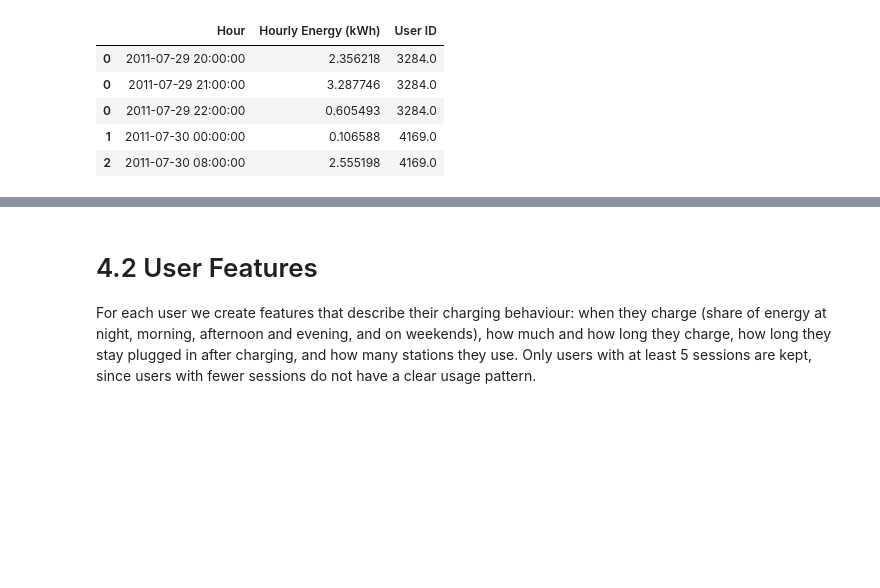
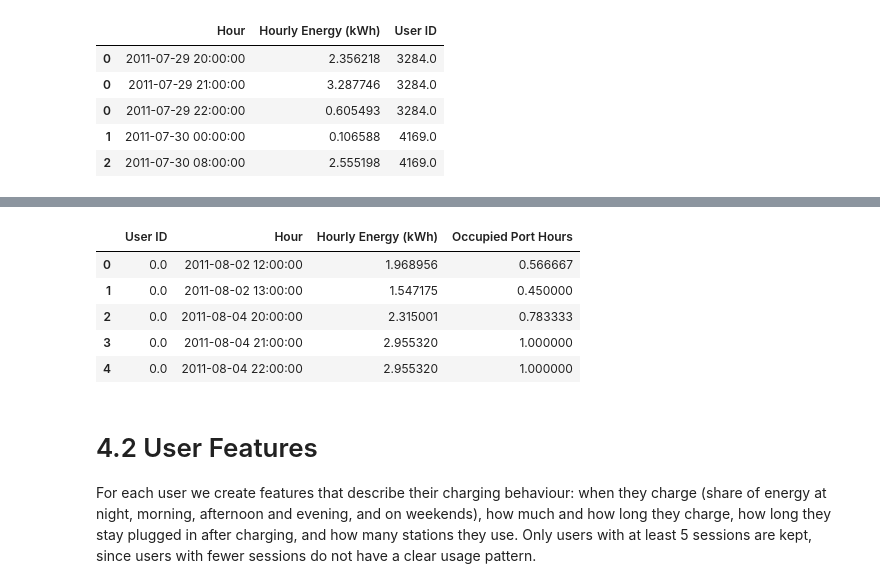
Before and after one commit to FridaGi/ITBA, a Jupyter notebook: ITBA_Project.ipynb, the cells around one changed output, grey strips where cells are left out. Drawn from its saved outputs; the diff is of its cells as text; code cells hidden in the pictures; blank space fills up the shorter version.

```diff
--- a/ITBA_Project.ipynb
+++ b/ITBA_Project.ipynb
@@ -564,0 +572,76 @@ User hourly rows: 751542
+# %%
+# HOURLY ENERGY PER USER
+user_energy = expand_to_hours(df, "Start Date", "Charge End")
+user_energy["Session Energy"] = (df["Energy (kWh)"].reindex(user_energy.index).to_numpy())
+user_energy["User ID"] = (df["User ID"].reindex(user_energy.index).to_numpy())
+
+# Calculate how many hours of charging each session
+total_overlap = (
+    user_energy.groupby(level=0)["Overlap Hours"]
+    .transform("sum")
+)
+
+# Allocate session energy proportionally to each hour.
+user_energy["Hourly Energy (kWh)"] = (
+    user_energy["Session Energy"]
+    * user_energy["Overlap Hours"]
+    / total_overlap.where(total_overlap > 0, 1)
+)
+user_energy = user_energy.dropna(subset=["User ID"])
+
+# Aggregate energy by user and hour.
+user_energy_hourly = (
+    user_energy
+    .groupby(["User ID", "Hour"], as_index=False)
+    ["Hourly Energy (kWh)"]
+    .sum()
+)
+
+
+# HOURLY OCCUPATION PER USER
+user_occupancy = expand_to_hours(df, "Start Date", "End Date")
+user_occupancy["User ID"] = (df["User ID"].reindex(user_occupancy.index).to_numpy())
+user_occupancy = user_occupancy.dropna(subset=["User ID"])
+
+# Occupation is the time spent plugged in, including idle time after charging finishes.
+user_occupancy = user_occupancy.rename(columns={"Overlap Hours": "Occupied Port Hours"})
+
+# Aggregate occupation by user and hour.
+user_occupancy_hourly = (
+    user_occupancy
+    .groupby(["User ID", "Hour"], as_index=False)
+    ["Occupied Port Hours"]
+    .sum()
+)
+
+# ENERGY AND OCCUPATION
+
+user_hourly = pd.merge(
+    user_energy_hourly,
+    user_occupancy_hourly,
+    on=["User ID", "Hour"],
+    how="outer"
+)
+
+user_hourly[["Hourly Energy (kWh)", "Occupied Port Hours"]] = user_hourly[["Hourly Energy (kWh)", "Occupied Port Hours"]].fillna(0)
+
+
+# ==================================================
+# D. CHECK RESULTS
+# ==================================================
+
+print("Hourly records:", len(user_hourly))
+print("Unique users:", user_hourly["User ID"].nunique())
+
+print(
+    "Total hourly energy:",
+    user_hourly["Hourly Energy (kWh)"].sum()
+)
+
+print(
+    "Total occupied port hours:",
+    user_hourly["Occupied Port Hours"].sum()
+)
+
+display(user_hourly.head())
+# %% [output]
@@ -565,3 +652,9 @@ User hourly rows: 751542
+|  | User ID | Hour | Hourly Energy (kWh) | Occupied Port Hours |
+| 0 | 0.0 | 2011-08-02 12:00:00 | 1.968956 | 0.566667 |
+| 1 | 0.0 | 2011-08-02 13:00:00 | 1.547175 | 0.450000 |
+| 2 | 0.0 | 2011-08-04 20:00:00 | 2.315001 | 0.783333 |
+| 3 | 0.0 | 2011-08-04 21:00:00 | 2.955320 | 1.000000 |
+| 4 | 0.0 | 2011-08-04 22:00:00 | 2.955320 | 1.000000 |
 # %% [markdown]
 # 4.2 User Features
 For each user we create features that describe their charging behaviour: when they charge (share of energy at night, morning, afternoon and evening, and on weekends), how much and how long they charge, how long they stay plugged in after charging, and how many stations they use. Only users with at least 5 sessions are kept, since users with fewer sessions do not have a clear usage pattern.
```
Also changed, not shown: parts of 12 cells of this notebook.
